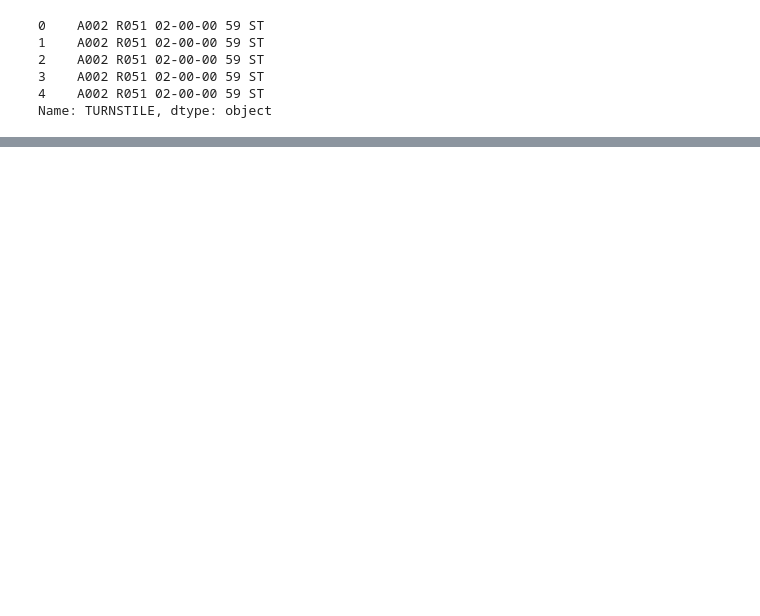
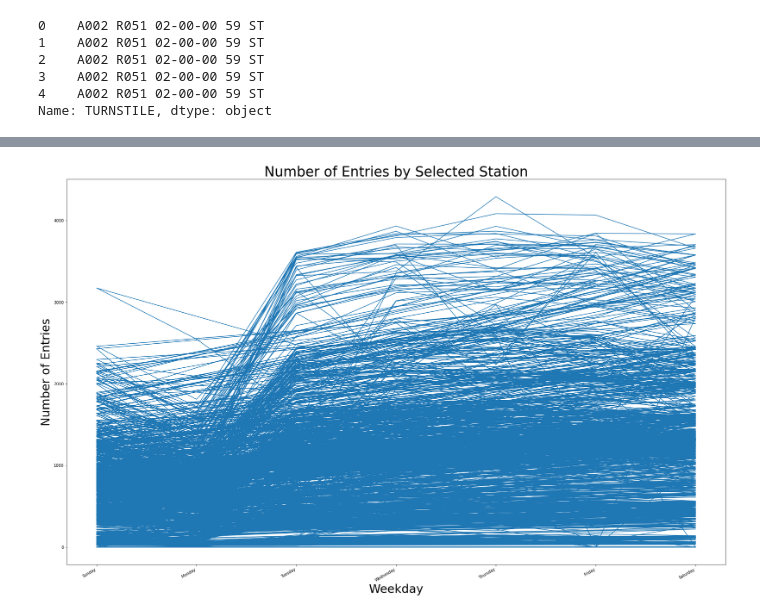
Before and after one commit to JayZZZZZZZ/project-1, a Jupyter notebook: MTA_EDA.ipynb, the cells around one changed output, grey strips where cells are left out. Saved outputs shown, nothing was run; the diff lists cells and outputs as text; code cells hidden in the pictures; blank space fills up the shorter version.

```diff
--- a/MTA_EDA.ipynb
+++ b/MTA_EDA.ipynb
@@ -119,0 +350,9 @@ mta_df.groupby(['TURNSTILE','DATE']).ENTRIES.agg([('DAILY_ENTRIES','')])
+# %%
+## Challenge 8 ##
+## Make one list of counts for one week for one station. Monday's count, Tuesday's count, etc. so it's a list of 7 counts. Make the same list for another week, and another week, and another week. ##
+
+mta_daily['DATE']=pd.to_datetime(mta_daily['DATE'], errors='coerce')
+mta_daily['WEEKDAY'] = mta_daily['DATE'].dt.day_name()
+mta_daily['WEEKDAY_INDEX'] = mta_daily['DATE'].dt.weekday
+mta_daily['WEEK_OF_YEAR']=mta_daily['DATE'].dt.week
+mta_daily.head(5)
@@ -119,0 +366,5 @@ mta_df.groupby(['TURNSTILE','DATE']).ENTRIES.agg([('DAILY_ENTRIES','')])
+# %%
+Station2=mta_daily.query('STATION == "59 ST"').reset_index()
+
+mta_byweek=Station2.groupby(['STATION','DATE','WEEK_OF_YEAR','WEEKDAY']).agg({'DAILY_ENTRIES':'sum'}).reset_index()
+mta_byweek
@@ -119,0 +385,11 @@ mta_df.groupby(['TURNSTILE','DATE']).ENTRIES.agg([('DAILY_ENTRIES','')])
+# %%
+## This is not the correct way to plot, add a FOR loop later ##
+fig=plt.figure(figsize=(30,20))
+plt.plot(Station2['WEEKDAY'],Station2['DAILY_ENTRIES'])
+plt.xlabel('Weekday',fontsize=30)
+plt.ylabel('Number of Entries',fontsize=30)
+plt.title('Number of Entries by Selected Station',fontsize=35)
+fig.autofmt_xdate()
+plt.show()
+# %% [output]
+[figure, added]
```
Also changed, not shown: parts of 27 cells of this notebook.
